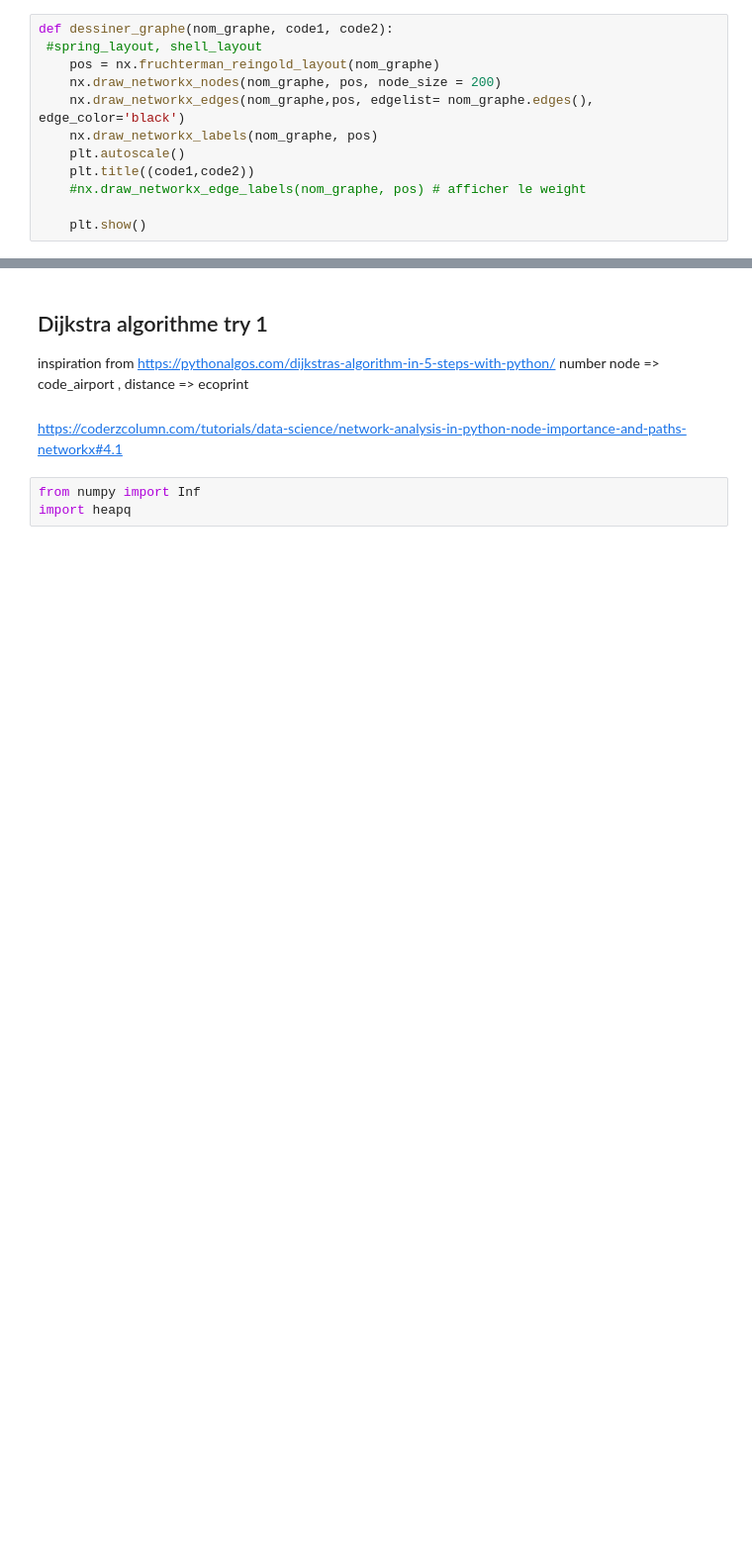
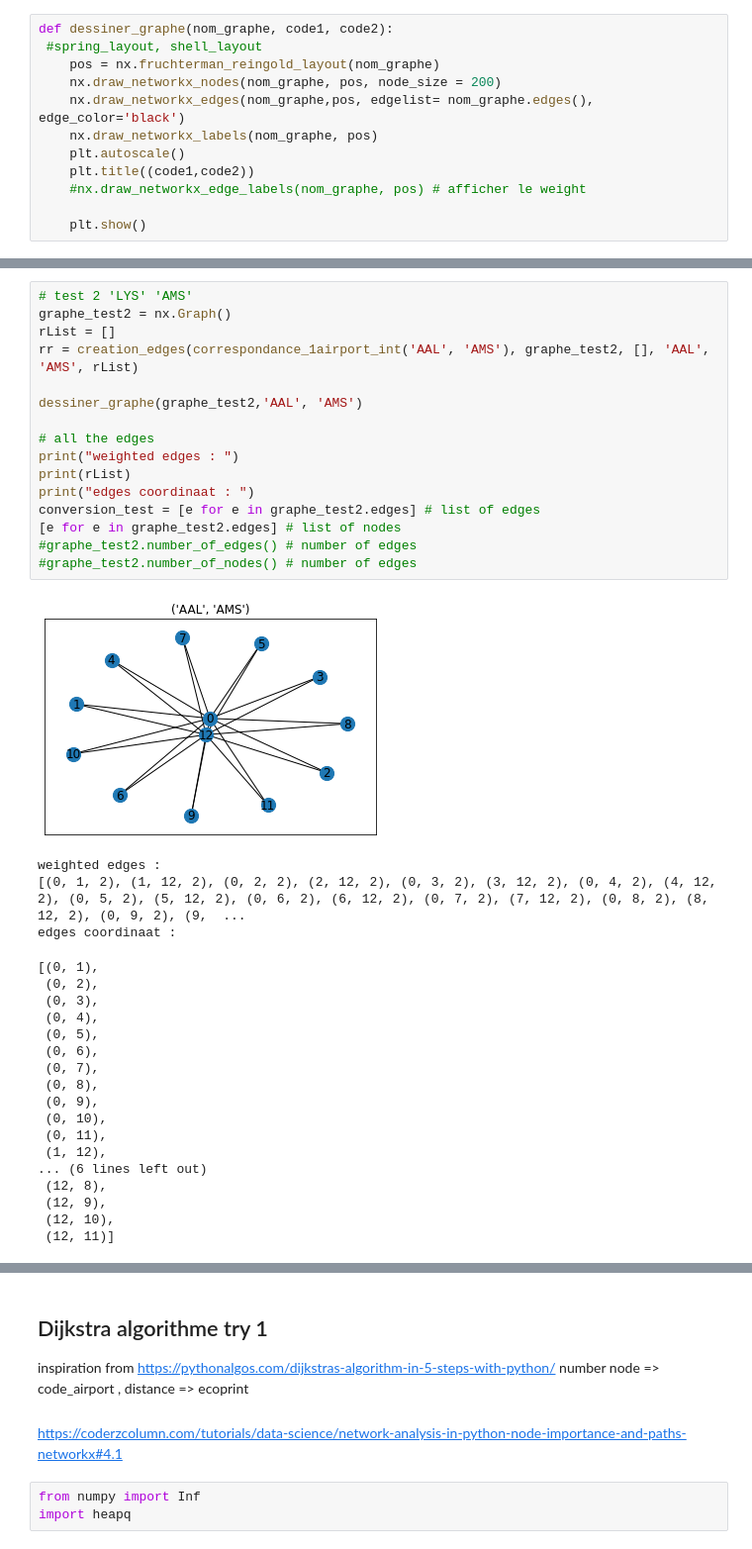
Before and after one commit to annevogel13/lifradaravion, a Jupyter notebook: NotebooksAnne/correspondance(1).ipynb, the cells around one changed output, grey strips where cells are left out. Shown at 99% size. Saved outputs shown, nothing was run; the diff lists cells and outputs as text; blank space fills up the shorter version.

```diff
--- a/NotebooksAnne/correspondance(1).ipynb
+++ b/NotebooksAnne/correspondance(1).ipynb
@@ -141,0 +178,38 @@ def dessiner_graphe(nom_graphe, code1, code2):
+# %%
+# test 2 'LYS' 'AMS'
+graphe_test2 = nx.Graph()
+rList = []
+rr = creation_edges(correspondance_1airport_int('AAL', 'AMS'), graphe_test2, [], 'AAL', 'AMS', rList)
+
+dessiner_graphe(graphe_test2,'AAL', 'AMS')
+
+# all the edges
+print("weighted edges : ")
+print(rList)
+print("edges coordinaat : ")
+conversion_test = [e for e in graphe_test2.edges] # list of edges
+[e for e in graphe_test2.edges] # list of nodes
+#graphe_test2.number_of_edges() # number of edges
+#graphe_test2.number_of_nodes() # number of edges
+# %% [output]
+[figure, added]
+weighted edges :
+[(0, 1, 2), (1, 12, 2), (0, 2, 2), (2, 12, 2), (0, 3, 2), (3, 12, 2), (0, 4, 2), (4, 12, 2), (0, 5, 2), (5, 12, 2), (0, 6, 2), (6, 12, 2), (0, 7, 2), (7, 12, 2), (0, 8, 2), (8, 12, 2), (0, 9, 2), (9,  ...
+edges coordinaat :
+[(0, 1),
+ (0, 2),
+ (0, 3),
+ (0, 4),
+ (0, 5),
+ (0, 6),
+ (0, 7),
+ (0, 8),
+ (0, 9),
+ (0, 10),
+ (0, 11),
+ (1, 12),
+... (6 lines left out)
+ (12, 8),
+ (12, 9),
+ (12, 10),
+ (12, 11)]
```
Also changed, not shown: parts of 13 cells of this notebook.
